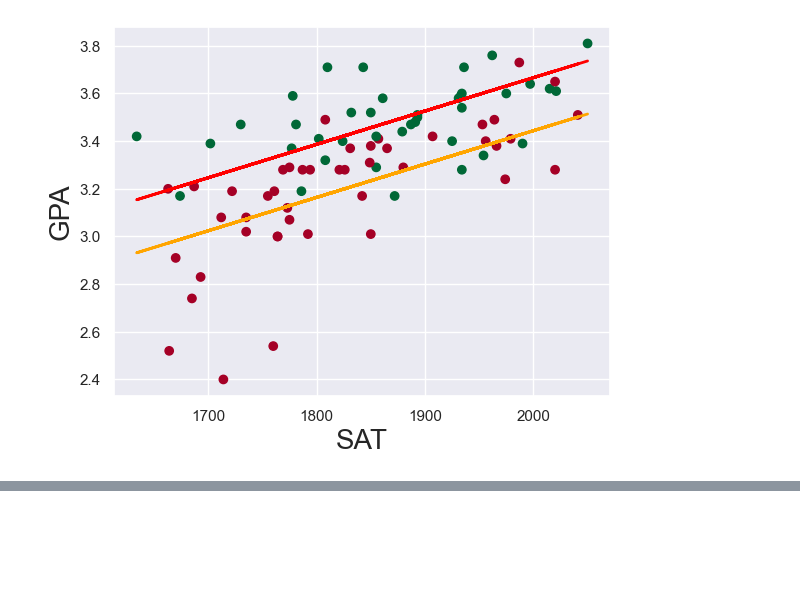
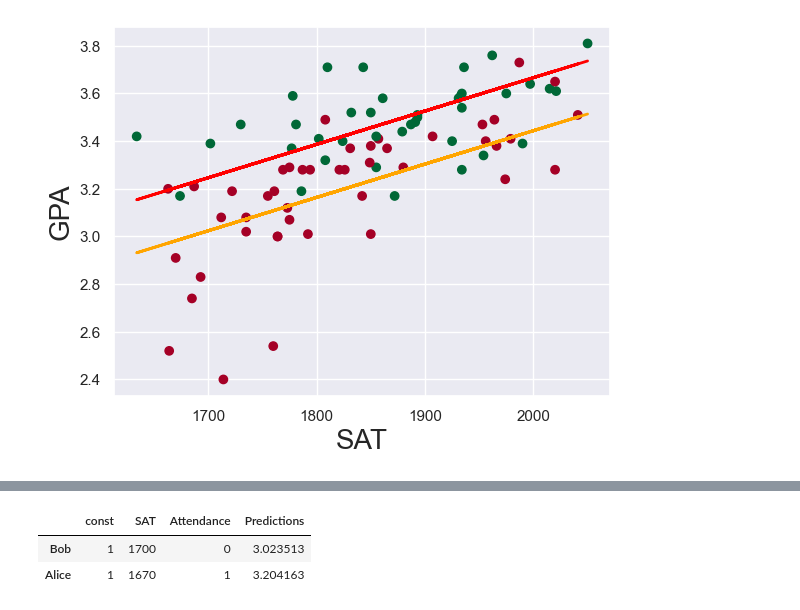
Before and after one commit to manasviwalia2812/Py-machine-learning, a Jupyter notebook: dummy variables.ipynb, the cells around one changed output, grey strips where cells are left out. Cells and saved outputs as stored; diff of their text form; code cells hidden in the pictures; blank space fills up the shorter version.

```diff
--- a/dummy variables.ipynb
+++ b/dummy variables.ipynb
@@ -111,0 +151,8 @@ plt.show()
+# %%
+predictionsdf = pd.DataFrame({'Predictions':predictions})
+joined = new_data.join(predictionsdf)
+joined.rename(index={0:'Bob',1:'Alice'})
+# %% [output]
+|  | const | SAT | Attendance | Predictions |
+| Bob | 1 | 1700 | 0 | 3.023513 |
+| Alice | 1 | 1670 | 1 | 3.204163 |
```
Also changed, not shown: parts of 5 cells of this notebook, 3 other files.
